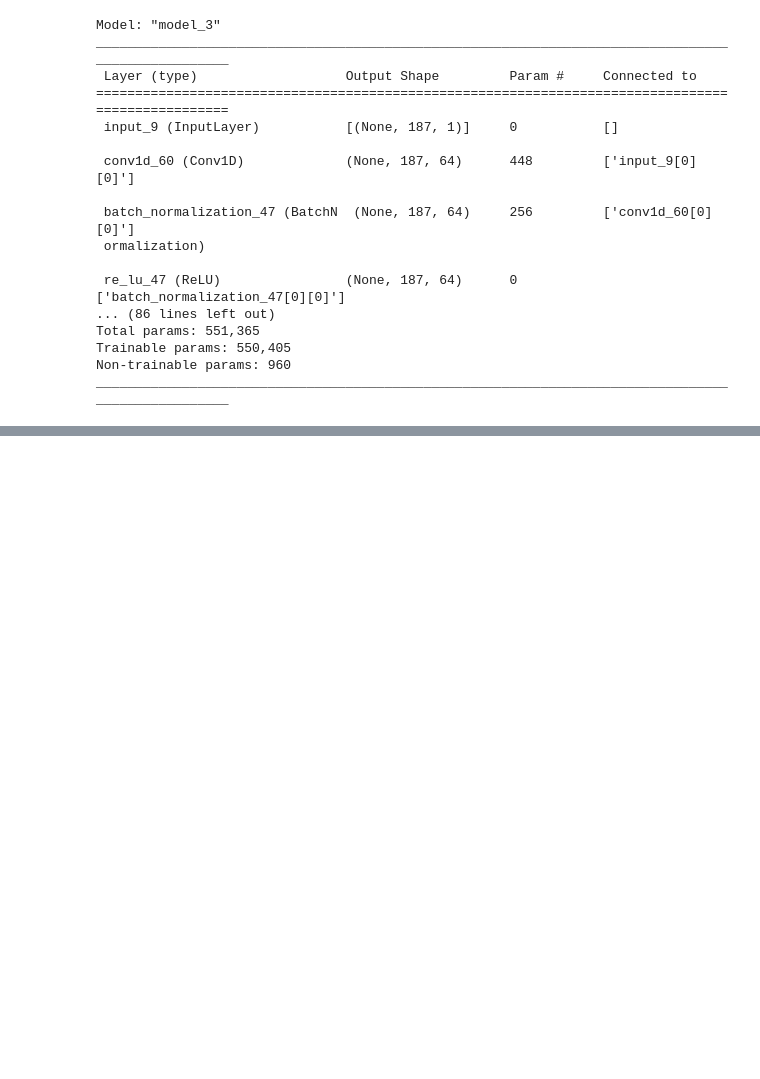
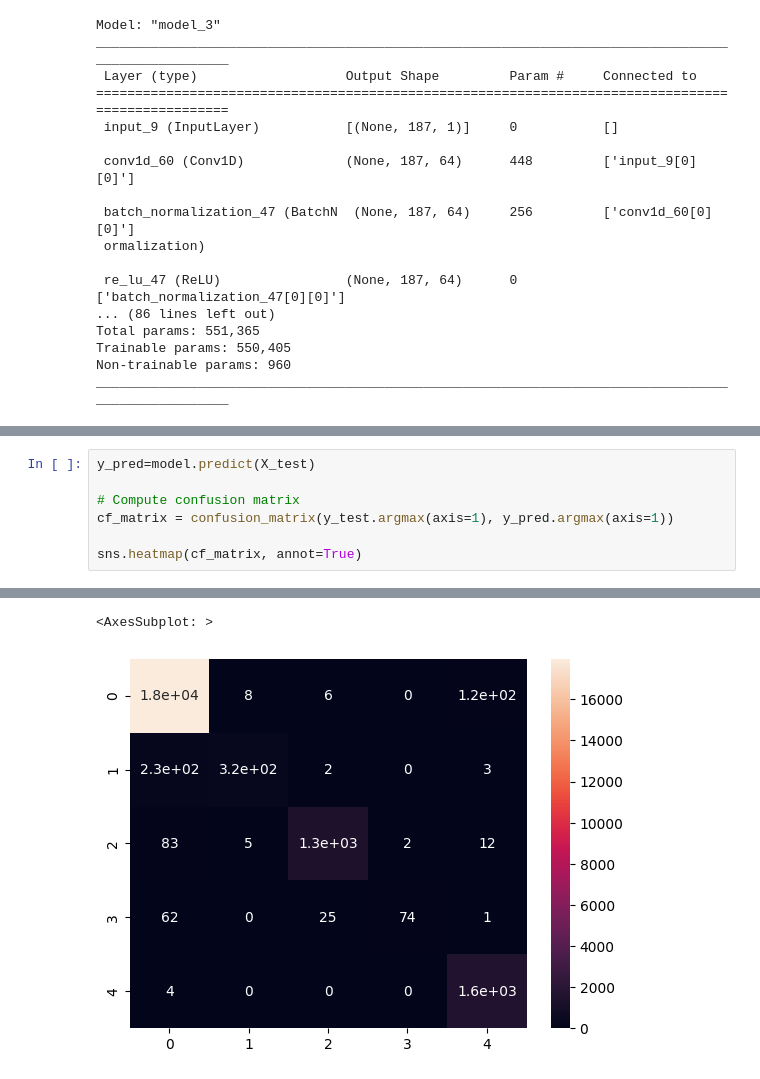
Before and after one commit to elementare/cardiowave, a Jupyter notebook: analysis_ecg.ipynb, the cells around one changed output, grey strips where cells are left out. Drawn from its saved outputs; the diff is of its cells as text; blank space fills up the shorter version.

Commit message:
Adding confusion matrix

```diff
--- a/analysis_ecg.ipynb
+++ b/analysis_ecg.ipynb
@@ -258,0 +328,8 @@ Epoch 4/10
+# %%
+y_pred=model.predict(X_test)
+
+# Compute confusion matrix
+cf_matrix = confusion_matrix(y_test.argmax(axis=1), y_pred.argmax(axis=1))
+
+sns.heatmap(cf_matrix, annot=True)
+# %% [output]
@@ -258,0 +337,2 @@ Epoch 4/10
+<AxesSubplot: >
+[figure, added]
```
Also changed, not shown: parts of 17 cells of this notebook.
